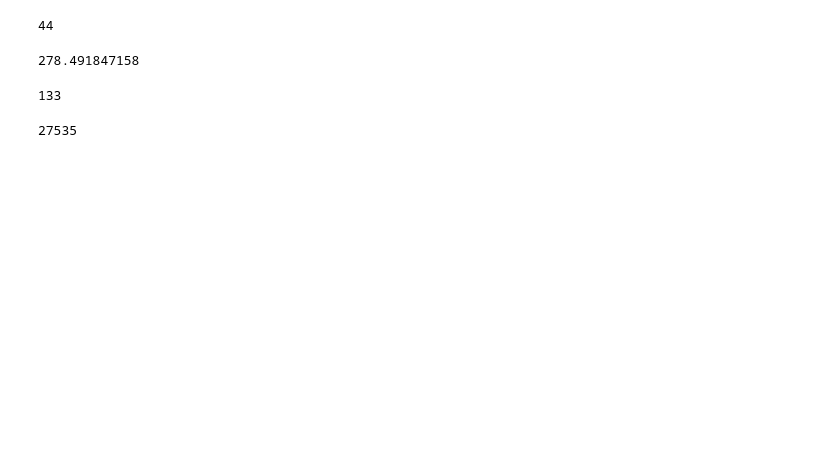
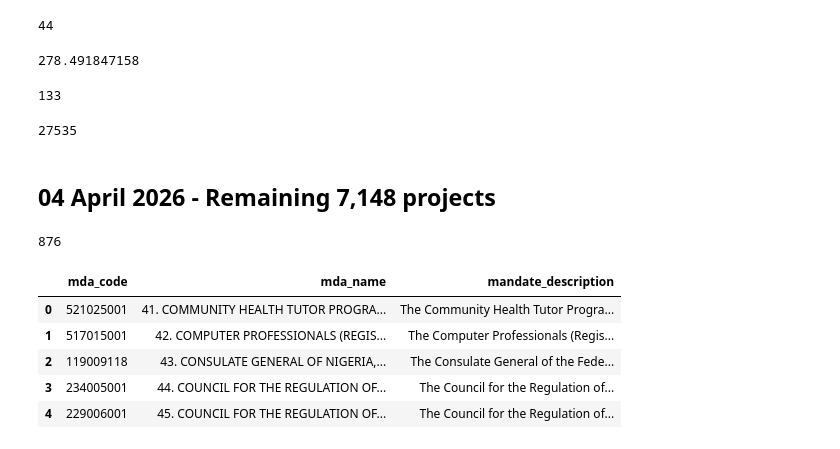
Before and after one commit to abelunbound/fg_interactive_budget, a Jupyter notebook: llm_as_a_judge.ipynb, the cells around one changed output. Saved outputs shown, nothing was run; the diff lists cells and outputs as text; code cells hidden in the pictures; blank space fills up the shorter version.

```diff
--- a/llm_as_a_judge.ipynb
+++ b/llm_as_a_judge.ipynb
@@ -1185,3 +1189,23 @@ print(len(street_lights_df2['mda_code'].unique()))
 print(len(budget_df['code'].unique()))
 # %% [output]
 27535
+# %% [markdown]
+## 04 April 2026 - Remaining 7,148 projects
+# %%
+# Mandate data ingestion
+input_path_csv = "data/inputs/master_combined_mandate_1_to_891.csv"
+
+mandate_df_1_891 = pd.read_csv(input_path_csv)
+# %%
+print(len(mandate_df_1_891))
+# %% [output]
+876
+# %%
+mandate_df_1_891.head()
+# %% [output]
+|  | mda_code | mda_name | mandate_description |
+| 0 | 521025001 | 41. COMMUNITY HEALTH TUTOR PROGRA... | The Community Health Tutor Progra... |
+| 1 | 517015001 | 42. COMPUTER PROFESSIONALS (REGIS... | The Computer Professionals (Regis... |
+| 2 | 119009118 | 43. CONSULATE GENERAL OF NIGERIA,... | The Consulate General of the Fede... |
+| 3 | 234005001 | 44. COUNCIL FOR THE REGULATION OF... | The Council for the Regulation of... |
+| 4 | 229006001 | 45. COUNCIL FOR THE REGULATION OF... | The Council for the Regulation of... |
```
Also changed, not shown: parts of 20 cells of this notebook, 20 other files.
